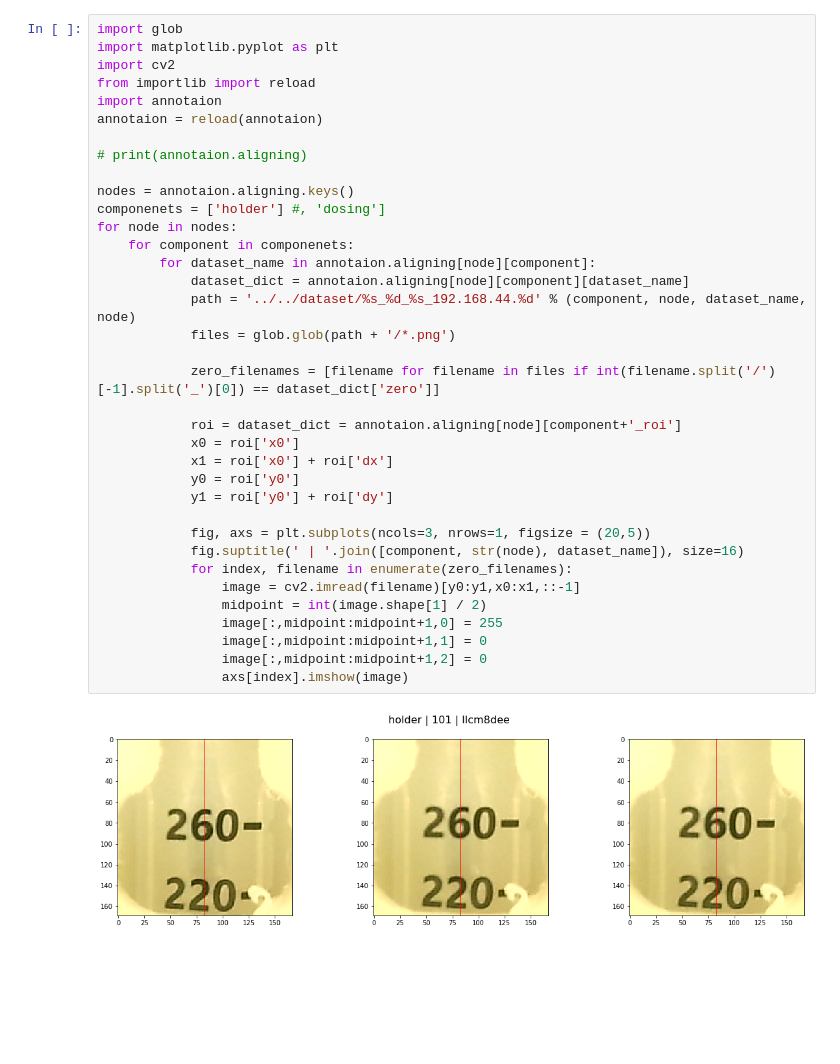
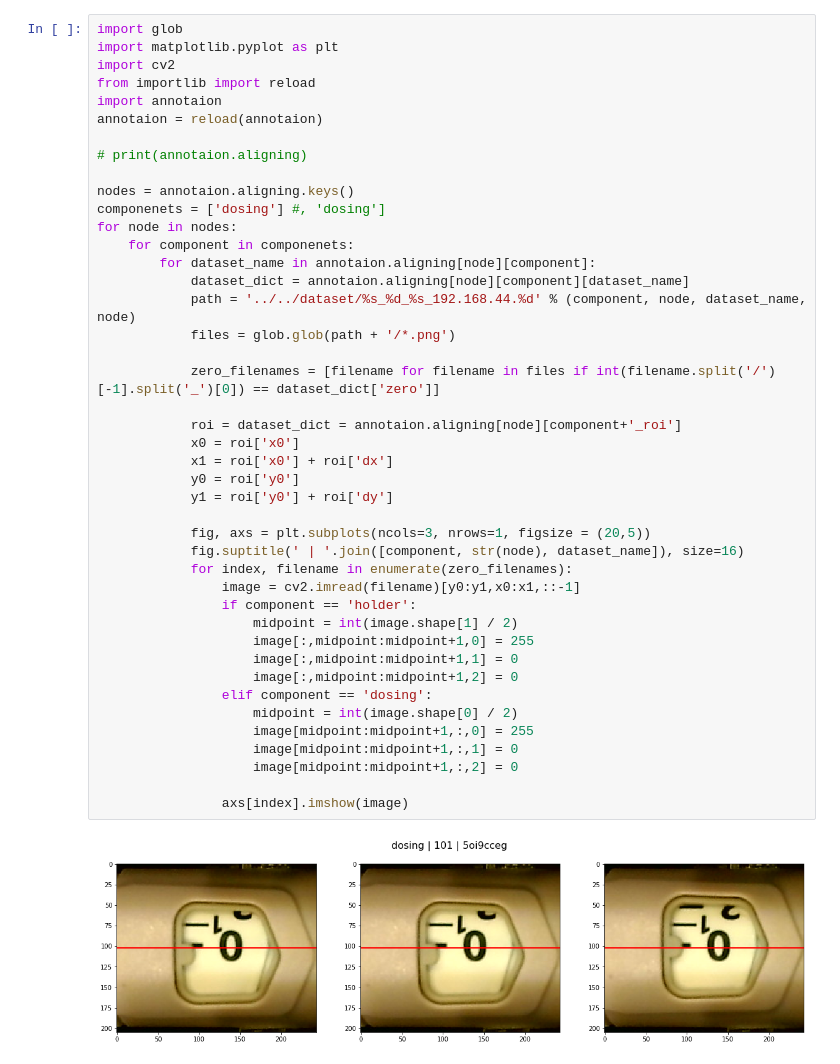
Before and after one commit to hamedty/pm, a Jupyter notebook: server/vision/roi-test.py.ipynb, the cells around one changed output. Drawn from its saved outputs; the diff is of its cells as text; blank space fills up the shorter version.

Commit message:
dosing train

```diff
--- a/server/vision/roi-test.py.ipynb
+++ b/server/vision/roi-test.py.ipynb
@@ -3,36 +3,43 @@ import glob
 import matplotlib.pyplot as plt
 import cv2
 from importlib import reload
 import annotaion
 annotaion = reload(annotaion)
 
 # print(annotaion.aligning)
 
 nodes = annotaion.aligning.keys()
-componenets = ['holder'] #, 'dosing']
+componenets = ['dosing'] #, 'dosing']
 for node in nodes:
     for component in componenets:
         for dataset_name in annotaion.aligning[node][component]:
             dataset_dict = annotaion.aligning[node][component][dataset_name]
             path = '../../dataset/%s_%d_%s_192.168.44.%d' % (component, node, dataset_name, node)
             files = glob.glob(path + '/*.png')
 
             zero_filenames = [filename for filename in files if int(filename.split('/')[-1].split('_')[0]) == dataset_dict['zero']]
 
             roi = dataset_dict = annotaion.aligning[node][component+'_roi']
             x0 = roi['x0']
             x1 = roi['x0'] + roi['dx']
             y0 = roi['y0']
             y1 = roi['y0'] + roi['dy']
 
             fig, axs = plt.subplots(ncols=3, nrows=1, figsize = (20,5))
             fig.suptitle(' | '.join([component, str(node), dataset_name]), size=16)
             for index, filename in enumerate(zero_filenames):
                 image = cv2.imread(filename)[y0:y1,x0:x1,::-1]
-                midpoint = int(image.shape[1] / 2)
-                image[:,midpoint:midpoint+1,0] = 255
-                image[:,midpoint:midpoint+1,1] = 0
-                image[:,midpoint:midpoint+1,2] = 0
+                if component == 'holder':
+                    midpoint = int(image.shape[1] / 2)
+                    image[:,midpoint:midpoint+1,0] = 255
+                    image[:,midpoint:midpoint+1,1] = 0
+                    image[:,midpoint:midpoint+1,2] = 0
+                elif component == 'dosing':
+                    midpoint = int(image.shape[0] / 2)
+                    image[midpoint:midpoint+1,:,0] = 255
+                    image[midpoint:midpoint+1,:,1] = 0
+                    image[midpoint:midpoint+1,:,2] = 0
+
                 axs[index].imshow(image)
 # %% [output]
-[figure, old version]
+[figure, new version]
```
Also changed, not shown: parts of 1 cell of this notebook, 7 other files.
